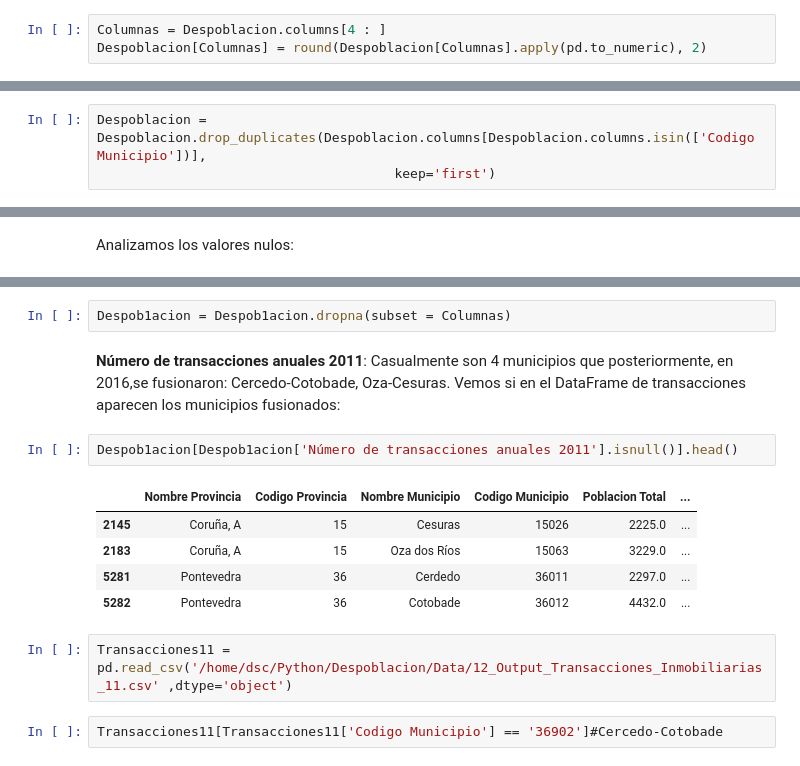
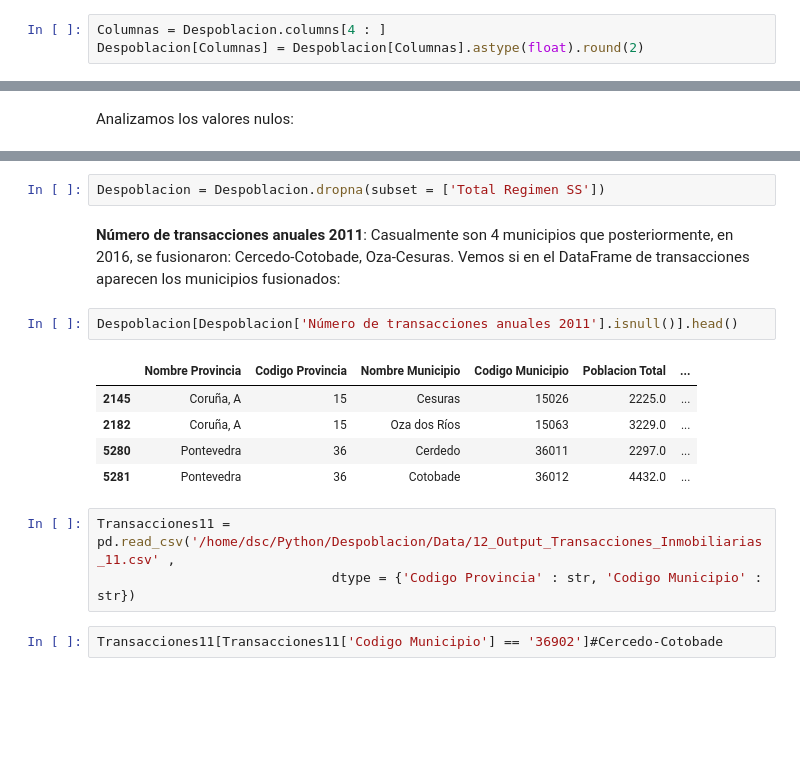
Before and after one commit to AdrianaBorrajo/Despoblacion, a Jupyter notebook: Union_Depuracion_Data/Union_Limpieza_Data.ipynb, the cells around one changed output, grey strips where cells are left out. Drawn from its saved outputs; the diff is of its cells as text; blank space fills up the shorter version.

```diff
--- a/Union_Depuracion_Data/Union_Limpieza_Data.ipynb
+++ b/Union_Depuracion_Data/Union_Limpieza_Data.ipynb
@@ -59,7 +60,7 @@ Index(['Edad < 16', '16 =< Edad =<64', 'Edad >= 65', 'Soltero/a', 'Casado/a',
 Despoblacion[ColumnasAsterisco] = Despoblacion[ColumnasAsterisco].replace('*', 2)
 # %% [markdown]
 Ahora si que ya podemos realizar el cambio de formato desde la columna número 4 en adelante:
-# %%
-Columnas = Despoblacion.columns[4 : ]
-Despoblacion[Columnas] = round(Despoblacion[Columnas].apply(pd.to_numeric), 2)
+# %%
+Columnas = Despoblacion.columns[4 : ]
+Despoblacion[Columnas] = Despoblacion[Columnas].astype(float).round(2)
 # %%
@@ -103,3 +102,0 @@ Las dos filas tienen los mismos registros, eliminamos una de ellas:
-# %%
-Despoblacion = Despoblacion.drop_duplicates(Despoblacion.columns[Despoblacion.columns.isin(['Codigo Municipio'])],
-                                      keep='first')
@@ -187,17 +162,18 @@ Columnas.tolist()
 # %%
-Despob1acion = Despob1acion.dropna(subset = Columnas)
+Despoblacion = Despoblacion.dropna(subset = ['Total Regimen SS'])
 # %% [markdown]
-**Número de transacciones anuales 2011**: Casualmente son 4 municipios que posteriormente, en 2016,se fusionaron: Cercedo-Cotobade, Oza-Cesuras. Vemos si en el DataFrame de transacciones aparecen los municipios fusionados:
+**Número de transacciones anuales 2011**: Casualmente son 4 municipios que posteriormente, en 2016, se fusionaron: Cercedo-Cotobade, Oza-Cesuras. Vemos si en el DataFrame de transacciones aparecen los municipios fusionados:
 # %%
-Despob1acion[Despob1acion['Número de transacciones anuales 2011'].isnull()].head()
+Despoblacion[Despoblacion['Número de transacciones anuales 2011'].isnull()].head()
 # %% [output]
 |  | Nombre Provincia | Codigo Provincia | Nombre Municipio | Codigo Municipio | Poblacion Total | ... |
 | 2145 | Coruña, A | 15 | Cesuras | 15026 | 2225.0 | ... |
-| 2183 | Coruña, A | 15 | Oza dos Ríos | 15063 | 3229.0 | ... |
-| 5281 | Pontevedra | 36 | Cerdedo | 36011 | 2297.0 | ... |
-| 5282 | Pontevedra | 36 | Cotobade | 36012 | 4432.0 | ... |
+| 2182 | Coruña, A | 15 | Oza dos Ríos | 15063 | 3229.0 | ... |
+| 5280 | Pontevedra | 36 | Cerdedo | 36011 | 2297.0 | ... |
+| 5281 | Pontevedra | 36 | Cotobade | 36012 | 4432.0 | ... |
 # %%
-Transacciones11 = pd.read_csv('/home/dsc/Python/Despoblacion/Data/12_Output_Transacciones_Inmobiliarias_11.csv' ,dtype='object')
+Transacciones11 = pd.read_csv('/home/dsc/Python/Despoblacion/Data/12_Output_Transacciones_Inmobiliarias_11.csv' ,
+                              dtype = {'Codigo Provincia' : str, 'Codigo Municipio' : str})
 # %%
 Transacciones11[Transacciones11['Codigo Municipio'] == '36902']#Cercedo-Cotobade
 # %% [output]
```
Also changed, not shown: parts of 69 cells of this notebook, 1 other file.
